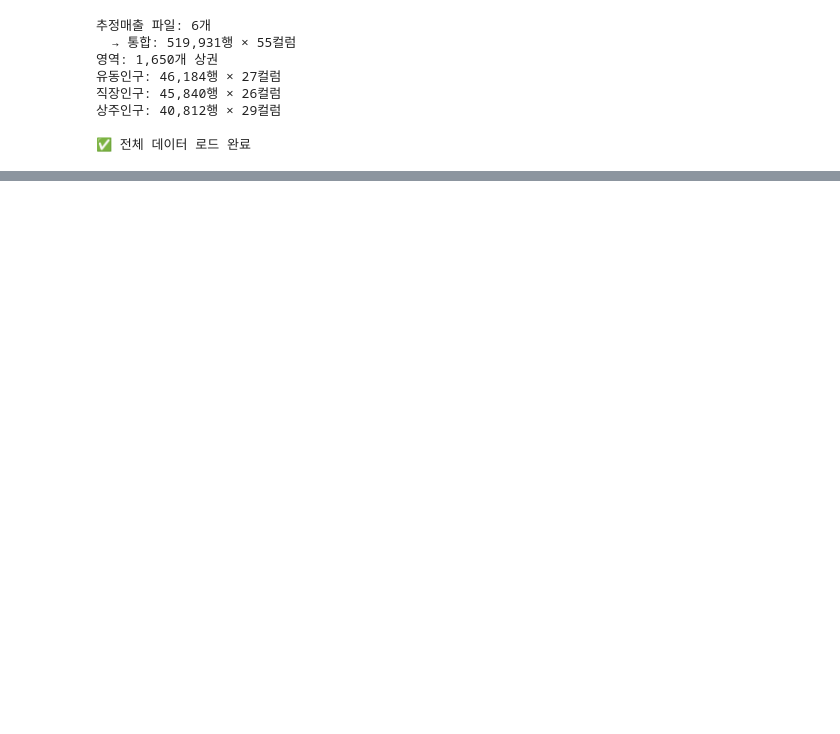
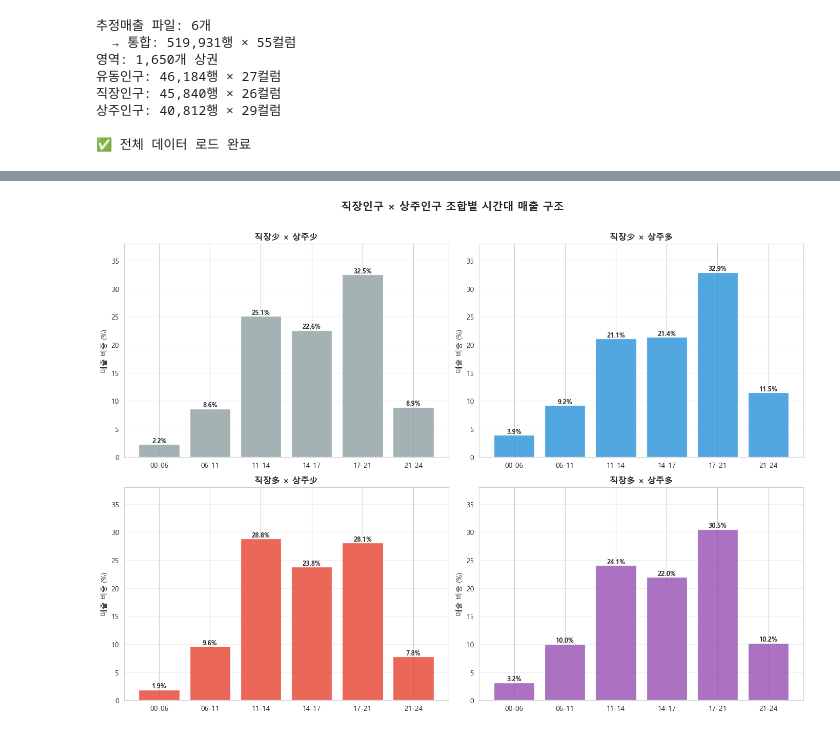
Before and after one commit to sonjiwoo-creator/seouldf, a Jupyter notebook: notebooks/jiwoo_상주저녁_eda.ipynb, the cells around one changed output, grey strips where cells are left out. Saved outputs shown, nothing was run; the diff lists cells and outputs as text; code cells hidden in the pictures; blank space fills up the shorter version.

```diff
--- a/notebooks/jiwoo_상주저녁_eda.ipynb
+++ b/notebooks/jiwoo_상주저녁_eda.ipynb
@@ -68,0 +196,43 @@ print('\n✅ 전체 데이터 로드 완료')
+# %%
+# %% 2×2 조합 분석
+merged_res['직장_수준'] = pd.qcut(merged_res['총_직장_인구_수'], q=2, labels=['직장少', '직장多'])
+merged_res['상주_수준'] = pd.qcut(merged_res['총_상주인구_수'], q=2, labels=['상주少', '상주多'])
+merged_res['조합'] = merged_res['직장_수준'].astype(str) + ' × ' + merged_res['상주_수준'].astype(str)
+
+조합순서 = ['직장少 × 상주少', '직장少 × 상주多', '직장多 × 상주少', '직장多 × 상주多']
+시간라벨2 = ['00-06', '06-11', '11-14', '14-17', '17-21', '21-24']
+# %%
+# 조합별 시간대 비중 계산
+조합_data = {}
+for 조합 in 조합순서:
+    sub = merged_res[merged_res['조합'] == 조합]
+    vals = [(sub[col] / sub['당월_매출_금액'] * 100).mean() for col in 시간_매출]
+    주말 = (sub['주말_매출_금액'] / sub['당월_매출_금액'] * 100).mean()
+    조합_data[조합] = {'시간대': vals, '주말': 주말, 'n': len(sub)}
+# %%
+# 시각화: 2×2 히트맵 스타일
+fig, axes = plt.subplots(2, 2, figsize=(14, 10))
+조합_색상 = {'직장少 × 상주少': '#95A5A6', '직장少 × 상주多': '#3498DB',
+           '직장多 × 상주少': '#E74C3C', '직장多 × 상주多': '#9B59B6'}
+
+for idx, 조합 in enumerate(조합순서):
+    ax = axes[idx // 2][idx % 2]
+    vals = 조합_data[조합]['시간대']
+    bars = ax.bar(range(6), vals, color=조합_색상[조합], alpha=0.85, edgecolor='white')
+    ax.set_xticks(range(6))
+    ax.set_xticklabels(시간라벨2, fontsize=10)
+    ax.set_ylabel('매출 비중 (%)')
+    ax.set_title(f'{조합}', fontweight='bold', fontsize=12)
+    ax.set_ylim(0, 38)
+    ax.grid(axis='y', alpha=0.3)
+
+    # 수치 표시
+    for bar, val in zip(bars, vals):
+        ax.text(bar.get_x() + bar.get_width()/2, bar.get_height() + 0.3,
+                f'{val:.1f}%', ha='center', fontsize=9, fontweight='bold')
+
+fig.suptitle('직장인구 × 상주인구 조합별 시간대 매출 구조', fontsize=15, fontweight='bold', y=1.01)
+plt.tight_layout()
+plt.show()
+# %% [output]
+[figure, added]
```
Also changed, not shown: parts of 13 cells of this notebook.
